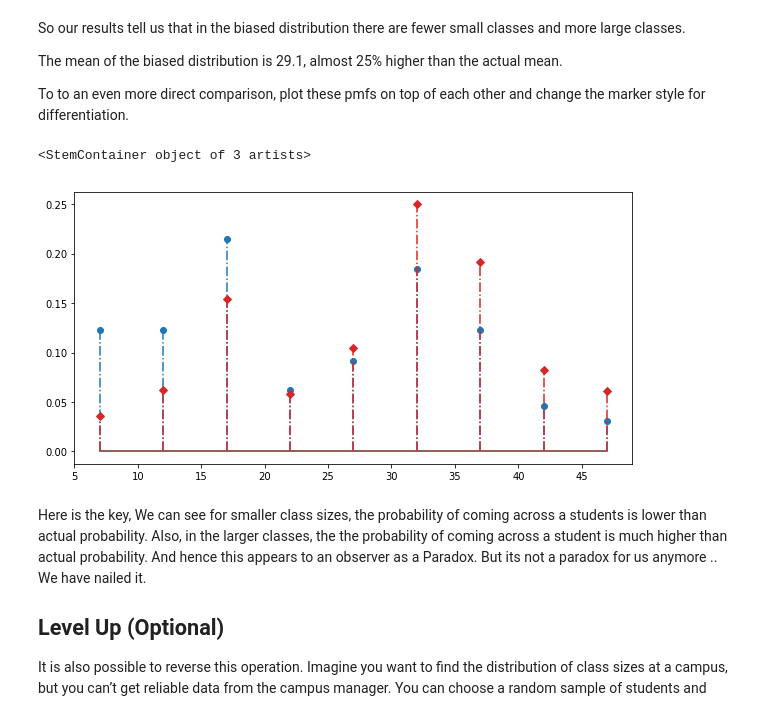
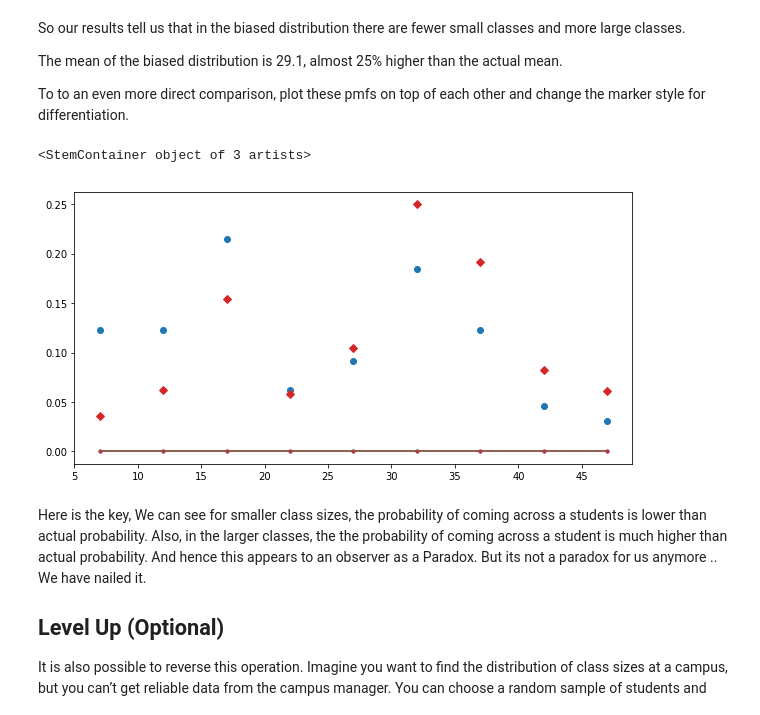
Before and after one commit to georgewillben/dsc-0-09-07-stats-pmf-lab-online-ds-pt-100118, a Jupyter notebook: index.ipynb, the cells around one changed output. Drawn from its saved outputs; the diff is of its cells as text; code cells hidden in the pictures.

```diff
--- a/index.ipynb
+++ b/index.ipynb
@@ -200,11 +200,11 @@ To to an even more direct comparison, plot these pmfs on top of each other and c
 # %%
 # Plot pmfs overlapping
 fig = plt.figure(figsize=(10,5))
-plt.stem(sizes,pmf, linefmt = 'C0-.',  markerfmt='C0o',  basefmt='C5', label='Actual')
-plt.stem(sizes, pmf2, linefmt = 'C3-.',  markerfmt='C3D',  basefmt='C5', label='Observed')
+plt.stem(sizes,pmf, linefmt = 'C0.',  markerfmt='C0o',  basefmt='C5', label='Actual')
+plt.stem(sizes, pmf2, linefmt = 'C3.',  markerfmt='C3D',  basefmt='C5', label='Observed')
 # %% [output]
 <StemContainer object of 3 artists>
-[figure, old version]
+[figure, new version]
 # %% [markdown]
 Here is the key, We can see for smaller class sizes, the probability of coming across a students is lower than actual probability. Also, in the larger classes, the the probability of coming across a student is much higher than actual probability. And hence this appears to an observer as a Paradox. But its not a paradox for us anymore .. We have nailed it.
 
```
